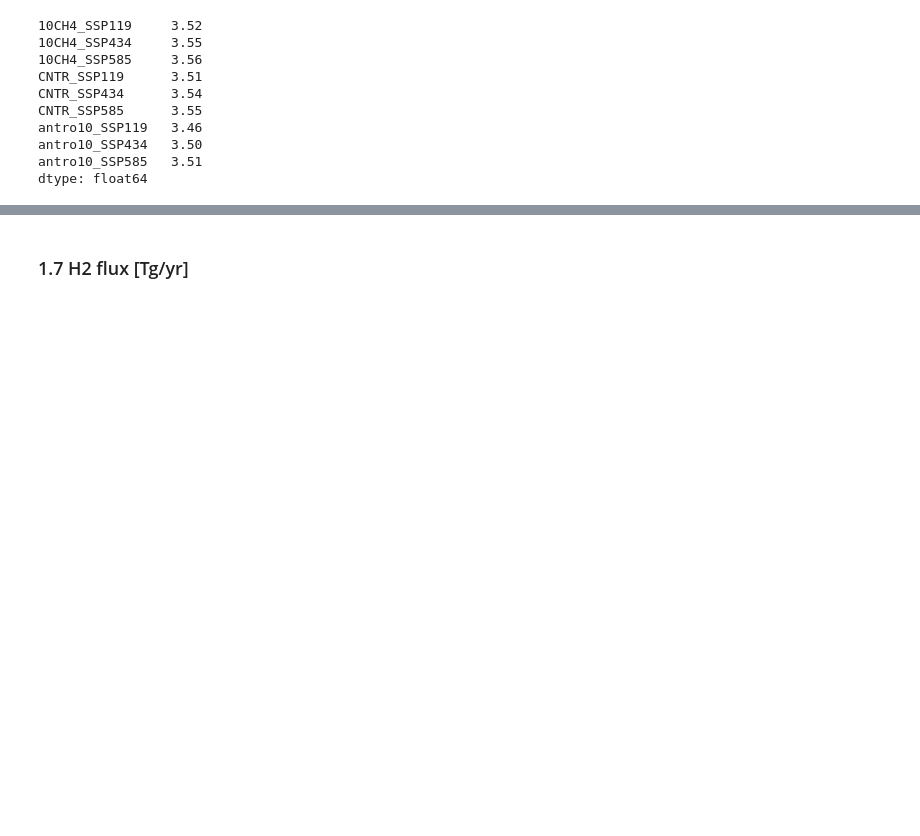
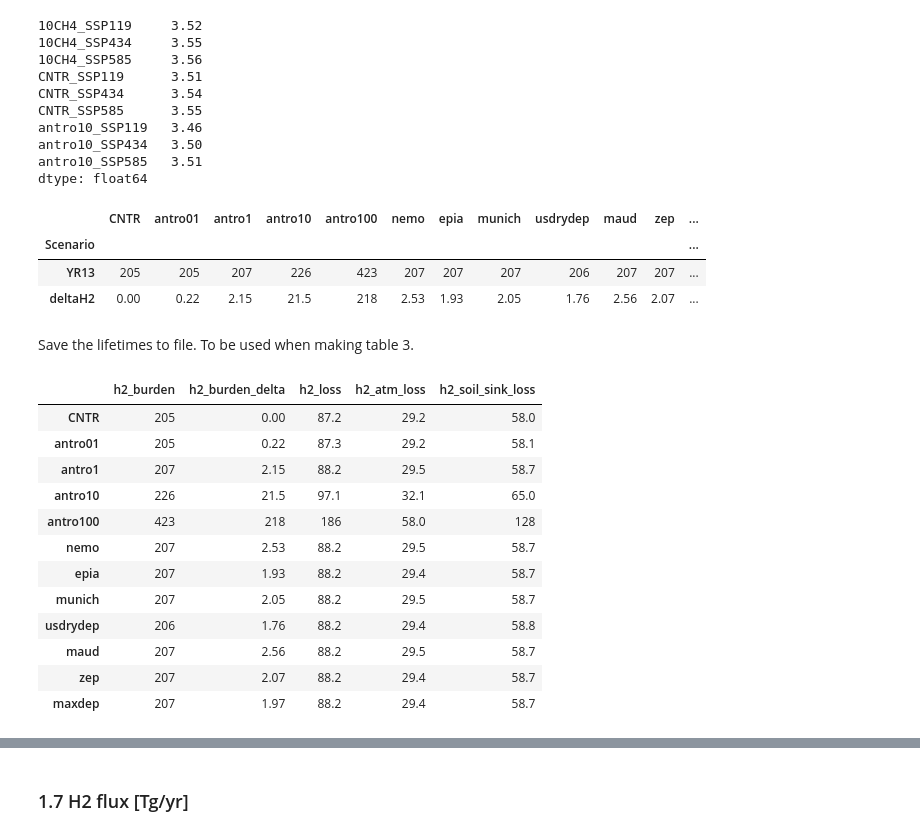
Before and after one commit to ciceroOslo/Hydrogen_GWP_sensitivity, a Jupyter notebook: GWP_notebook.ipynb, the cells around one changed output, grey strips where cells are left out. Drawn from its saved outputs; the diff is of its cells as text; code cells hidden in the pictures; blank space fills up the shorter version.

Commit message:
added lifetimetable

```diff
--- a/GWP_notebook.ipynb
+++ b/GWP_notebook.ipynb
@@ -533,3 +533,31 @@ antro10_SSP119   3.46
 antro10_SSP434   3.50
 antro10_SSP585   3.51
 dtype: float64
+# %%
+df_h2_burden
+# %% [output]
+|  | CNTR | antro01 | antro1 | antro10 | antro100 | nemo | epia | munich | usdrydep | maud | zep | ... |
+| Scenario |  |  |  |  |  |  |  |  |  |  |  | ... |
+| YR13 | 205 | 205 | 207 | 226 | 423 | 207 | 207 | 207 | 206 | 207 | 207 | ... |
+| deltaH2 | 0.00 | 0.22 | 2.15 | 21.5 | 218 | 2.53 | 1.93 | 2.05 | 1.76 | 2.56 | 2.07 | ... |
+# %% [markdown]
+Save the lifetimes to file. To be used when making table 3.
+# %%
+df_for_lifetimes_to_file = pd.concat([df_h2_burden.iloc[0],df_h2_burden.loc['deltaH2'],df_h2_loss,df_h2_atmloss,df_h2_drydep],axis=1)
+df_for_lifetimes_to_file.columns=['h2_burden','h2_burden_delta','h2_loss','h2_atm_loss','h2_soil_sink_loss']
+df_for_lifetimes_to_file.to_csv(outputpath + 'for_lifetimetable.csv')
+df_for_lifetimes_to_file
+# %% [output]
+|  | h2_burden | h2_burden_delta | h2_loss | h2_atm_loss | h2_soil_sink_loss |
+| CNTR | 205 | 0.00 | 87.2 | 29.2 | 58.0 |
+| antro01 | 205 | 0.22 | 87.3 | 29.2 | 58.1 |
+| antro1 | 207 | 2.15 | 88.2 | 29.5 | 58.7 |
+| antro10 | 226 | 21.5 | 97.1 | 32.1 | 65.0 |
+| antro100 | 423 | 218 | 186 | 58.0 | 128 |
+| nemo | 207 | 2.53 | 88.2 | 29.5 | 58.7 |
+| epia | 207 | 1.93 | 88.2 | 29.4 | 58.7 |
+| munich | 207 | 2.05 | 88.2 | 29.5 | 58.7 |
+| usdrydep | 206 | 1.76 | 88.2 | 29.4 | 58.8 |
+| maud | 207 | 2.56 | 88.2 | 29.5 | 58.7 |
+| zep | 207 | 2.07 | 88.2 | 29.4 | 58.7 |
+| maxdep | 207 | 1.97 | 88.2 | 29.4 | 58.7 |
```
Also changed, not shown: parts of 2 cells of this notebook, 3 other files.
